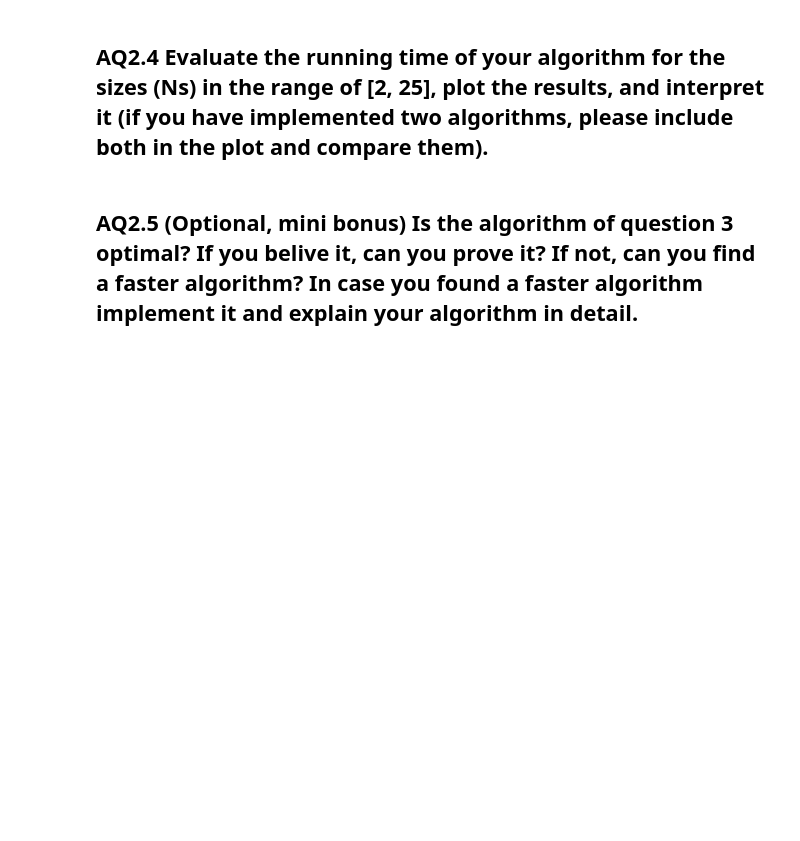
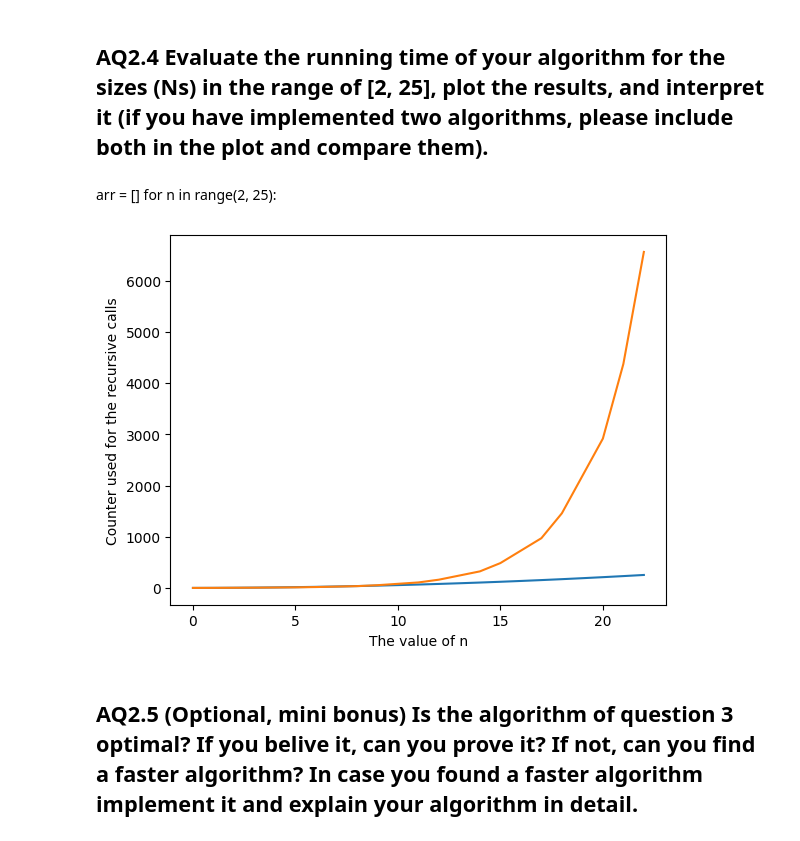
Before and after one commit to MRampo/ADM-HMW2, a Jupyter notebook: AQ2.ipynb, the cells around one changed output. Drawn from its saved outputs; the diff is of its cells as text; code cells hidden in the pictures; blank space fills up the shorter version.

```diff
--- a/AQ2.ipynb
+++ b/AQ2.ipynb
@@ -11,7 +11,6 @@
 ## AQ2.1: Implement a recursive algorithm to help Alex find the maximum possible value after multiplying the length of the pieces. Explain your algorithm in detail.
 # %%
 import math
-from typing import Counter
 
 def findmax(n):
     max = c([], 1, n)                       #1
@@ -20,6 +19,7 @@ def findmax(n):
 def c(arr,i,n):
     global counter
     global m
+    counter+=1
     if (n==0) and len(arr)>1:               #1
         product = math.prod(arr)            #len(arr) ---> (at most N)
         if product > m:                     #1
@@ -28,6 +28,7 @@ def c(arr,i,n):
         counter+=1
         arr.append(j)                       #1
         c(arr, j, n-j)                      #1
+        counter+=1
         arr.pop()                           #1
     return m                                #1
 # %%
@@ -81,3 +82,17 @@ plt.show()
 Demostration: (It should be O(2^N) )
 # %% [markdown]
 ## AQ2.3: Now provide a polynomial solution, based on dynamic programming, and compute its running-time complexity.
+# %%
+def dynProg(n):
+    #base case
+    arr = [-1,-1]
+    arr.append(1)
+    c = 1
+    for x in range(3, n+1):
+        c += 1
+        arr.append(x//2 * (x//2+ x%2))
+        for y in range(x-1, 2, -1):
+            c += 1
+            if arr[x] < (arr[y])*(x-y):
+                arr[x] = arr[y]*(x-y)
+    return arr[n], c
@@ -84,4 +103,21 @@ Demostration: (It should be O(2^N) )
 # %% [markdown]
 ## AQ2.4 Evaluate the running time of your algorithm for the sizes (Ns) in the range of [2, 25], plot the results, and interpret it (if you have implemented two algorithms, please include both in the plot and compare them).
+# %% [markdown]
+arr = []
+for n in range(2, 25):
+# %%
+arrDynProg = []
+for n in range(2, 25):
+    arrDynProg.append(dynProg(n)[1])
+# %%
+import matplotlib.pyplot as plt
+plt.plot(arrDynProg)
+plt.plot(arrRecursive)
+#plt.plot(range(1,50))
+plt.xlabel("The value of n")
+plt.ylabel("Counter used for the recursive calls")
+plt.show()
+# %% [output]
+[figure, added]
 # %% [markdown]
 ## AQ2.5 (Optional, mini bonus) Is the algorithm of question 3 optimal? If you belive it, can you prove it? If not, can you find a faster algorithm? In case you found a faster algorithm implement it and explain your algorithm in detail.
```
Also changed, not shown: parts of 5 cells of this notebook, 1 other file.
